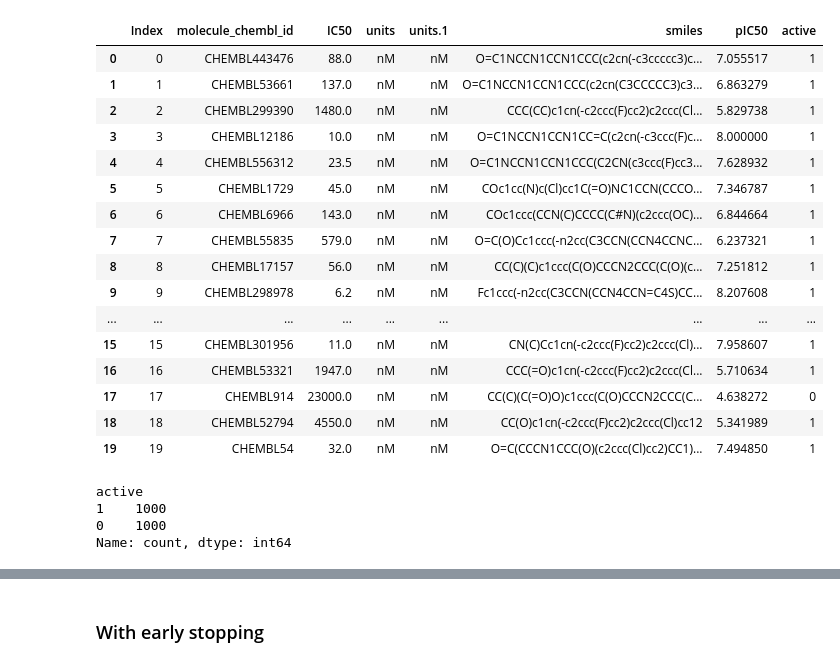
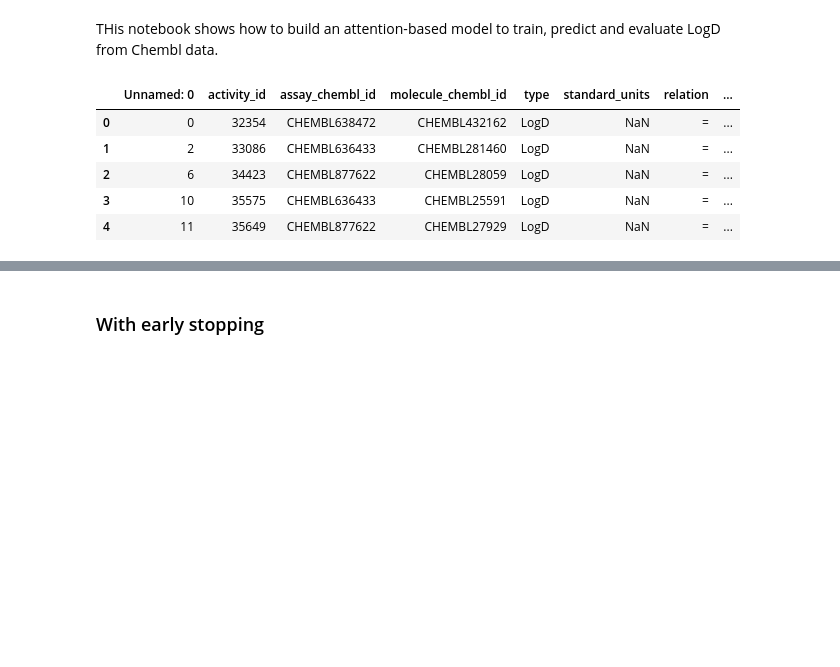
Before and after one commit to coreytaylorcompchem/comp_chem, a Jupyter notebook: ml/adme_models/logd/2025-08-26_ml_logd.ipynb, the cells around one changed output, grey strips where cells are left out. Drawn from its saved outputs; the diff is of its cells as text; code cells hidden in the pictures; blank space fills up the shorter version.

```diff
--- a/ml/adme_models/logd/2025-08-26_ml_logd.ipynb
+++ b/ml/adme_models/logd/2025-08-26_ml_logd.ipynb
@@ -27,0 +3,2 @@ uniprot = 'Q12809'
+# %% [markdown]
+THis notebook shows how to build an attention-based model to train, predict and evaluate LogD from Chembl data.
@@ -33,43 +41,12 @@ DATA.mkdir(parents=True, exist_ok=True)
 # %%
 # Load chembl data
 
-df = pd.read_csv(f'{DATA}/{target}_chembl.csv',index_col=None)
-df['active'] = np.where(df['pIC50'] > 5, 1, 0) # 1=active, 0=inactive @ 10 uM
-df.head(20)
+df = pd.read_csv(f'{DATA}/{readout}_chembl.csv',index_col=None)
+df.head(5)
 # %% [output]
-|  | Index | molecule_chembl_id | IC50 | units | units.1 | smiles | pIC50 | active |
-| 0 | 0 | CHEMBL443476 | 88.0 | nM | nM | O=C1NCCN1CCN1CCC(c2cn(-c3ccccc3)c... | 7.055517 | 1 |
-| 1 | 1 | CHEMBL53661 | 137.0 | nM | nM | O=C1NCCN1CCN1CCC(c2cn(C3CCCCC3)c3... | 6.863279 | 1 |
-| 2 | 2 | CHEMBL299390 | 1480.0 | nM | nM | CCC(CC)c1cn(-c2ccc(F)cc2)c2ccc(Cl... | 5.829738 | 1 |
-| 3 | 3 | CHEMBL12186 | 10.0 | nM | nM | O=C1NCCN1CCN1CC=C(c2cn(-c3ccc(F)c... | 8.000000 | 1 |
-| 4 | 4 | CHEMBL556312 | 23.5 | nM | nM | O=C1NCCN1CCN1CCC(C2CN(c3ccc(F)cc3... | 7.628932 | 1 |
-| 5 | 5 | CHEMBL1729 | 45.0 | nM | nM | COc1cc(N)c(Cl)cc1C(=O)NC1CCN(CCCO... | 7.346787 | 1 |
-| 6 | 6 | CHEMBL6966 | 143.0 | nM | nM | COc1ccc(CCN(C)CCCC(C#N)(c2ccc(OC)... | 6.844664 | 1 |
-| 7 | 7 | CHEMBL55835 | 579.0 | nM | nM | O=C(O)Cc1ccc(-n2cc(C3CCN(CCN4CCNC... | 6.237321 | 1 |
-| 8 | 8 | CHEMBL17157 | 56.0 | nM | nM | CC(C)(C)c1ccc(C(O)CCCN2CCC(C(O)(c... | 7.251812 | 1 |
-| 9 | 9 | CHEMBL298978 | 6.2 | nM | nM | Fc1ccc(-n2cc(C3CCN(CCN4CCN=C4S)CC... | 8.207608 | 1 |
-| ... | ... | ... | ... | ... | ... | ... | ... | ... |
-| 15 | 15 | CHEMBL301956 | 11.0 | nM | nM | CN(C)Cc1cn(-c2ccc(F)cc2)c2ccc(Cl)... | 7.958607 | 1 |
-| 16 | 16 | CHEMBL53321 | 1947.0 | nM | nM | CCC(=O)c1cn(-c2ccc(F)cc2)c2ccc(Cl... | 5.710634 | 1 |
-| 17 | 17 | CHEMBL914 | 23000.0 | nM | nM | CC(C)(C(=O)O)c1ccc(C(O)CCCN2CCC(C... | 4.638272 | 0 |
-| 18 | 18 | CHEMBL52794 | 4550.0 | nM | nM | CC(O)c1cn(-c2ccc(F)cc2)c2ccc(Cl)cc12 | 5.341989 | 1 |
-| 19 | 19 | CHEMBL54 | 32.0 | nM | nM | O=C(CCCN1CCC(O)(c2ccc(Cl)cc2)CC1)... | 7.494850 | 1 |
+|  | Unnamed: 0 | activity_id | assay_chembl_id | molecule_chembl_id | type | standard_units | relation | ... |
+| 0 | 0 | 32354 | CHEMBL638472 | CHEMBL432162 | LogD | NaN | = | ... |
+| 1 | 2 | 33086 | CHEMBL636433 | CHEMBL281460 | LogD | NaN | = | ... |
+| 2 | 6 | 34423 | CHEMBL877622 | CHEMBL28059 | LogD | NaN | = | ... |
+| 3 | 10 | 35575 | CHEMBL636433 | CHEMBL25591 | LogD | NaN | = | ... |
+| 4 | 11 | 35649 | CHEMBL877622 | CHEMBL27929 | LogD | NaN | = | ... |
-# %%
-# take a random sample from Chembl dataset to ensure it is balanced
-
-n_samples_per_class = 1000
-
-# Sample n samples from each class randomly
-df_herg = pd.concat([
-    df[df['active'] == 0].sample(n=n_samples_per_class, random_state=42),
-    df[df['active'] == 1].sample(n=n_samples_per_class, random_state=42)
-])
-
-df_herg = df_herg.sample(frac=1, random_state=42).reset_index(drop=True)
-
-print(df_herg['active'].value_counts())
-# %% [output]
-active
-1    1000
-0    1000
-Name: count, dtype: int64
```
Also changed, not shown: parts of 33 cells of this notebook, 5 other files.
